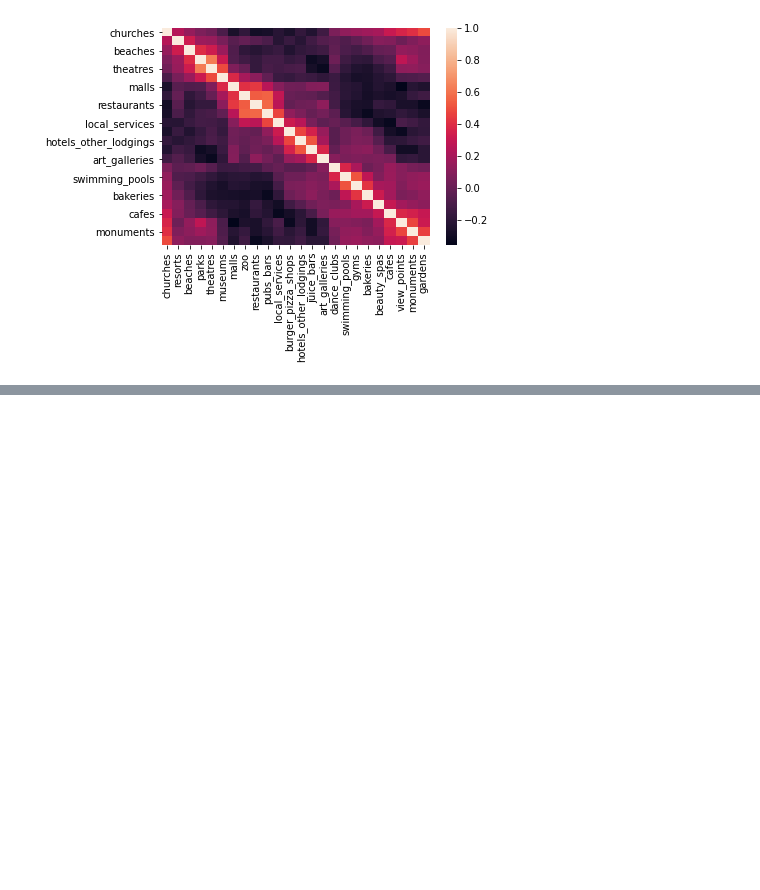
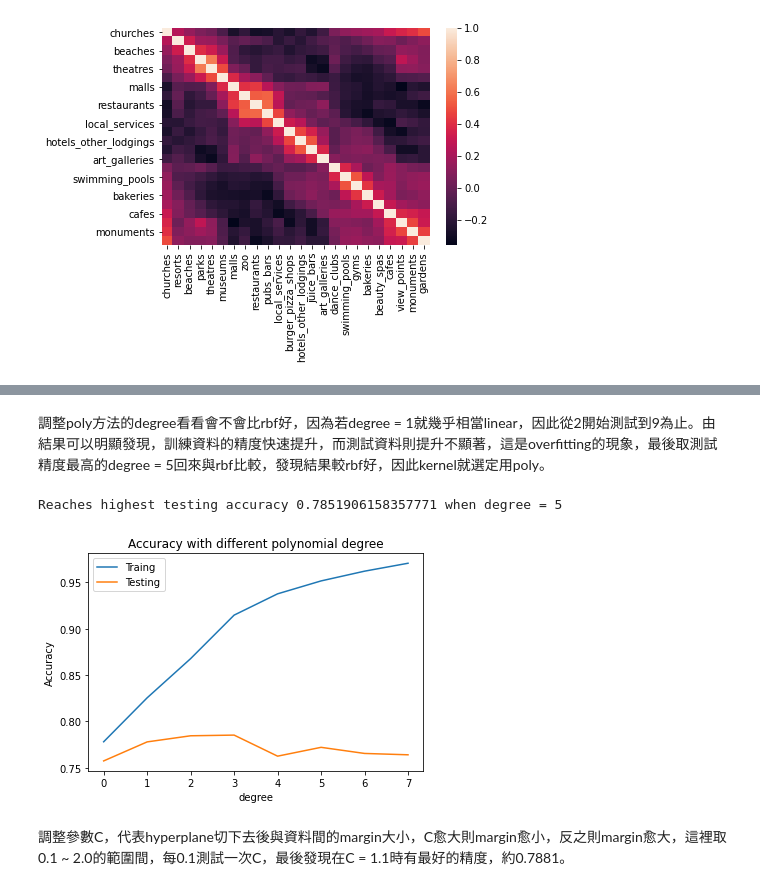
Before and after one commit to tmydali/FDA_HW3-2, a Jupyter notebook: hw3-2.ipynb, the cells around one changed output, grey strips where cells are left out. Drawn from its saved outputs; the diff is of its cells as text; code cells hidden in the pictures; blank space fills up the shorter version.

```diff
--- a/hw3-2.ipynb
+++ b/hw3-2.ipynb
@@ -498,0 +196,10 @@ Logistic沒有更動太多參數便達到此精度；SVM經實驗後發現不同
+# %%
+from sklearn.model_selection import train_test_split
+train_x, test_x, train_y, test_y = train_test_split(scaled_x_df, y_df, test_size=0.25, random_state=109)
+
+print('---- Training Data ----')
+print(train_x.shape)
+print(train_y.head())
+print('\n---- Testing Data ----')
+print(test_x.shape)
+print(test_y.head())
@@ -498,0 +345,14 @@ Logistic沒有更動太多參數便達到此精度；SVM經實驗後發現不同
+# %%
+method = ['linear', 'poly', 'rbf', 'sigmoid']
+
+for ker in method:
+    print('---- Kernel: {} ----'.format(ker))
+    svc_model = SVC(kernel=ker)
+    svc_model.fit(train_x, train_y)
+
+    svc_training_acc = svc_model.score(train_x, train_y)
+    print('training accuracy: {}'.format(svc_training_acc))
+
+    svc_predict_test_result = svc_model.predict(test_x)
+    svc_testing_acc = svc_model.score(test_x, test_y)
+    print('testing accuracy: {}\n'.format(svc_testing_acc))
@@ -498,0 +375,28 @@ Logistic沒有更動太多參數便達到此精度；SVM經實驗後發現不同
+# %% [markdown]
+調整poly方法的degree看看會不會比rbf好，因為若degree = 1就幾乎相當linear，因此從2開始測試到9為止。由結果可以明顯發現，訓練資料的精度快速提升，而測試資料則提升不顯著，這是overfitting的現象，最後取測試精度最高的degree = 5回來與rbf比較，發現結果較rbf好，因此kernel就選定用poly。
+# %%
+svc_training_acc = []
+svc_testing_acc = []
+
+for deg in range(2, 10):
+    svc_model = SVC(kernel='poly', degree=deg)
+    svc_model.fit(train_x, train_y)
+
+    svc_training_acc.append(svc_model.score(train_x, train_y))
+
+    svc_predict_test_result = svc_model.predict(test_x)
+    svc_testing_acc.append(svc_model.score(test_x, test_y))
+# %%
+plt.plot(np.transpose([svc_training_acc, svc_testing_acc]))
+plt.xticks()
+plt.xlabel('degree')
+plt.ylabel('Accuracy')
+plt.title('Accuracy with different polynomial degree')
+plt.legend(['Traing', 'Testing'])
+
+print('Reaches highest testing accuracy {} when degree = {}'.format(np.max(svc_testing_acc), np.argmax(svc_testing_acc)+2))
+# %% [output]
+Reaches highest testing accuracy 0.7851906158357771 when degree = 5
+[figure, added]
+# %% [markdown]
+調整參數C，代表hyperplane切下去後與資料間的margin大小，C愈大則margin愈小，反之則margin愈大，這裡取0.1 ~ 2.0的範圍間，每0.1測試一次C，最後發現在C = 1.1時有最好的精度，約0.7881。
```
Also changed, not shown: parts of 60 cells of this notebook, 2 other files.
